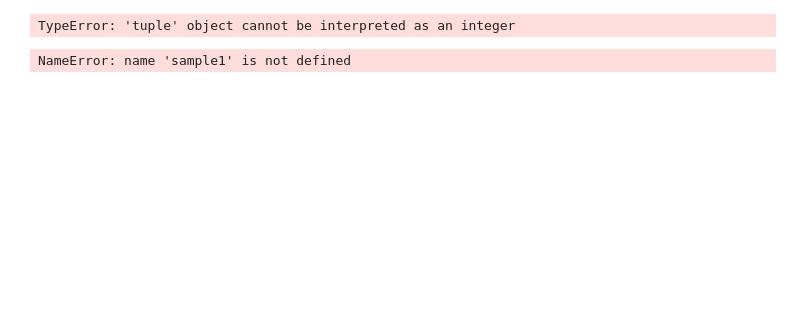
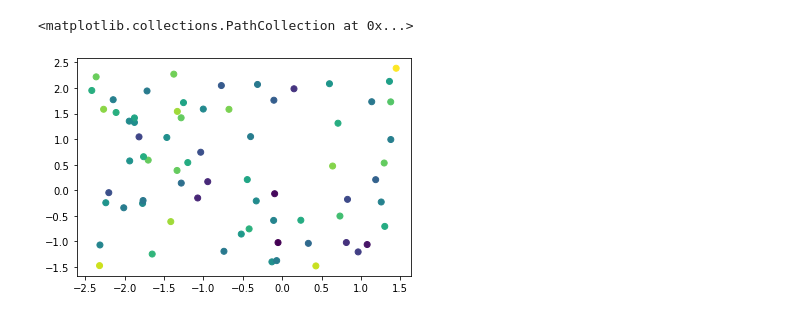
Before and after one commit to PascalKnoll/Investigation-of-Particle-Swarm-Optimization, a Jupyter notebook: AOT_Notebook.ipynb, the cells around one changed output. Saved outputs shown, nothing was run; the diff lists cells and outputs as text; code cells hidden in the pictures; blank space fills up the shorter version.

```diff
--- a/AOT_Notebook.ipynb
+++ b/AOT_Notebook.ipynb
@@ -74,7 +18,7 @@ def generate_sample(n, n_dims, lower, upper, target_func):
     Generates data sample 1.
     """
     np.random.seed(42)
-    X = np.random.rand((n_dims, n))
+    X = np.random.rand(n_dims, n)
     for i in range(n_dims):
         X[i] = X[i]*(upper[i]-lower[i]) + lower[i]
     y = target_func(X)
@@ -82,9 +26,8 @@ def generate_sample(n, n_dims, lower, upper, target_func):
     return (X,y)
 # %%
 sample1 = generate_sample(70, 2, (-2.5, -1.5), (1.5, 2.5), target_func)
-# %% [output]
-TypeError: 'tuple' object cannot be interpreted as an integer
 # %%
-plt.scatter(sample1[0], sample1[1])
+plt.scatter(sample1[0][0], sample1[0][1], c=sample1[1])
 # %% [output]
-NameError: name 'sample1' is not defined
+<matplotlib.collections.PathCollection at 0x...>
+[figure, added]
```
Also changed, not shown: parts of 2 cells of this notebook.
